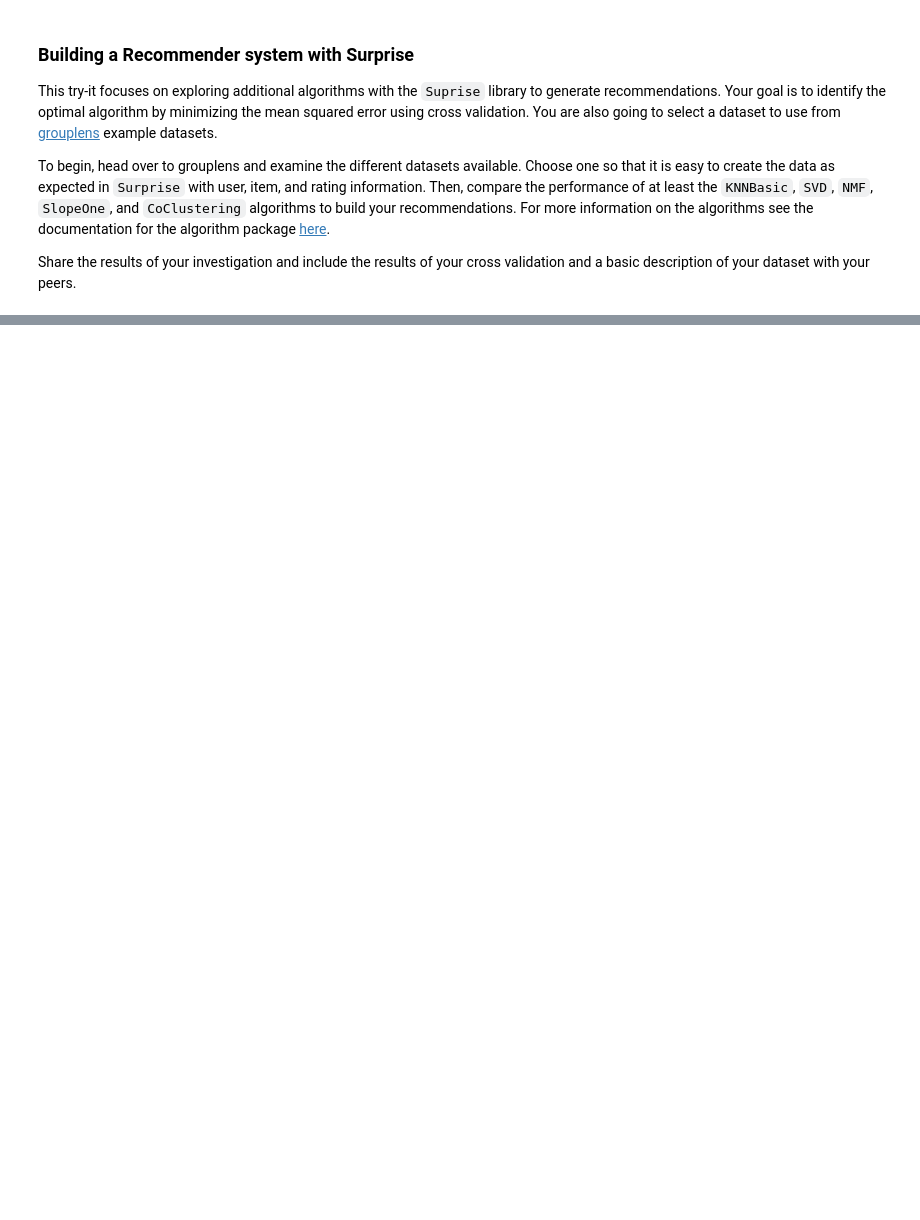
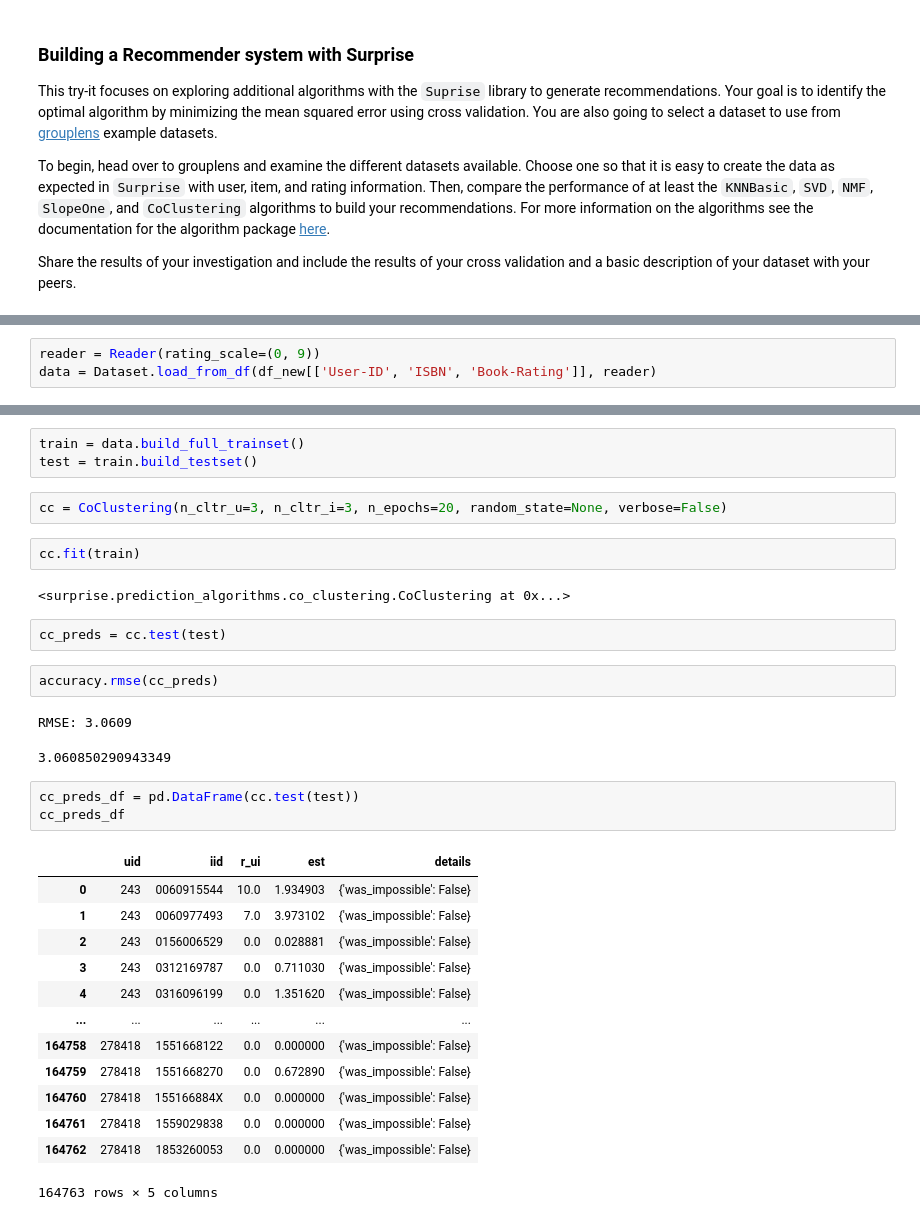
Before and after one commit to vandavilli/My-AIML-Portfolio, a Jupyter notebook: Application-9 {Recommender Systems}/va-recommend.ipynb, the cells around one changed output, grey strips where cells are left out. Cells and saved outputs as stored; diff of their text form; blank space fills up the shorter version.

```diff
--- a/Application-9 {Recommender Systems}/va-recommend.ipynb
+++ b/Application-9 {Recommender Systems}/va-recommend.ipynb
@@ -13,0 +81,3 @@ import pandas as pd
+# %%
+reader = Reader(rating_scale=(0, 9))
+data = Dataset.load_from_df(df_new[['User-ID', 'ISBN', 'Book-Rating']], reader)
@@ -13,0 +116,33 @@ import pandas as pd
+# %%
+train = data.build_full_trainset()
+test = train.build_testset()
+# %%
+cc = CoClustering(n_cltr_u=3, n_cltr_i=3, n_epochs=20, random_state=None, verbose=False)
+# %%
+cc.fit(train)
+# %% [output]
+<surprise.prediction_algorithms.co_clustering.CoClustering at 0x...>
+# %%
+cc_preds = cc.test(test)
+# %%
+accuracy.rmse(cc_preds)
+# %% [output]
+RMSE: 3.0609
+3.060850290943349
+# %%
+cc_preds_df = pd.DataFrame(cc.test(test))
+cc_preds_df
+# %% [output]
+|  | uid | iid | r_ui | est | details |
+| 0 | 243 | 0060915544 | 10.0 | 1.934903 | {'was_impossible': False} |
+| 1 | 243 | 0060977493 | 7.0 | 3.973102 | {'was_impossible': False} |
+| 2 | 243 | 0156006529 | 0.0 | 0.028881 | {'was_impossible': False} |
+| 3 | 243 | 0312169787 | 0.0 | 0.711030 | {'was_impossible': False} |
+| 4 | 243 | 0316096199 | 0.0 | 1.351620 | {'was_impossible': False} |
+| ... | ... | ... | ... | ... | ... |
+| 164758 | 278418 | 1551668122 | 0.0 | 0.000000 | {'was_impossible': False} |
+| 164759 | 278418 | 1551668270 | 0.0 | 0.672890 | {'was_impossible': False} |
+| 164760 | 278418 | 155166884X | 0.0 | 0.000000 | {'was_impossible': False} |
+| 164761 | 278418 | 1559029838 | 0.0 | 0.000000 | {'was_impossible': False} |
+| 164762 | 278418 | 1853260053 | 0.0 | 0.000000 | {'was_impossible': False} |
+164763 rows × 5 columns
```
Also changed, not shown: parts of 18 cells of this notebook, 3 other files.
